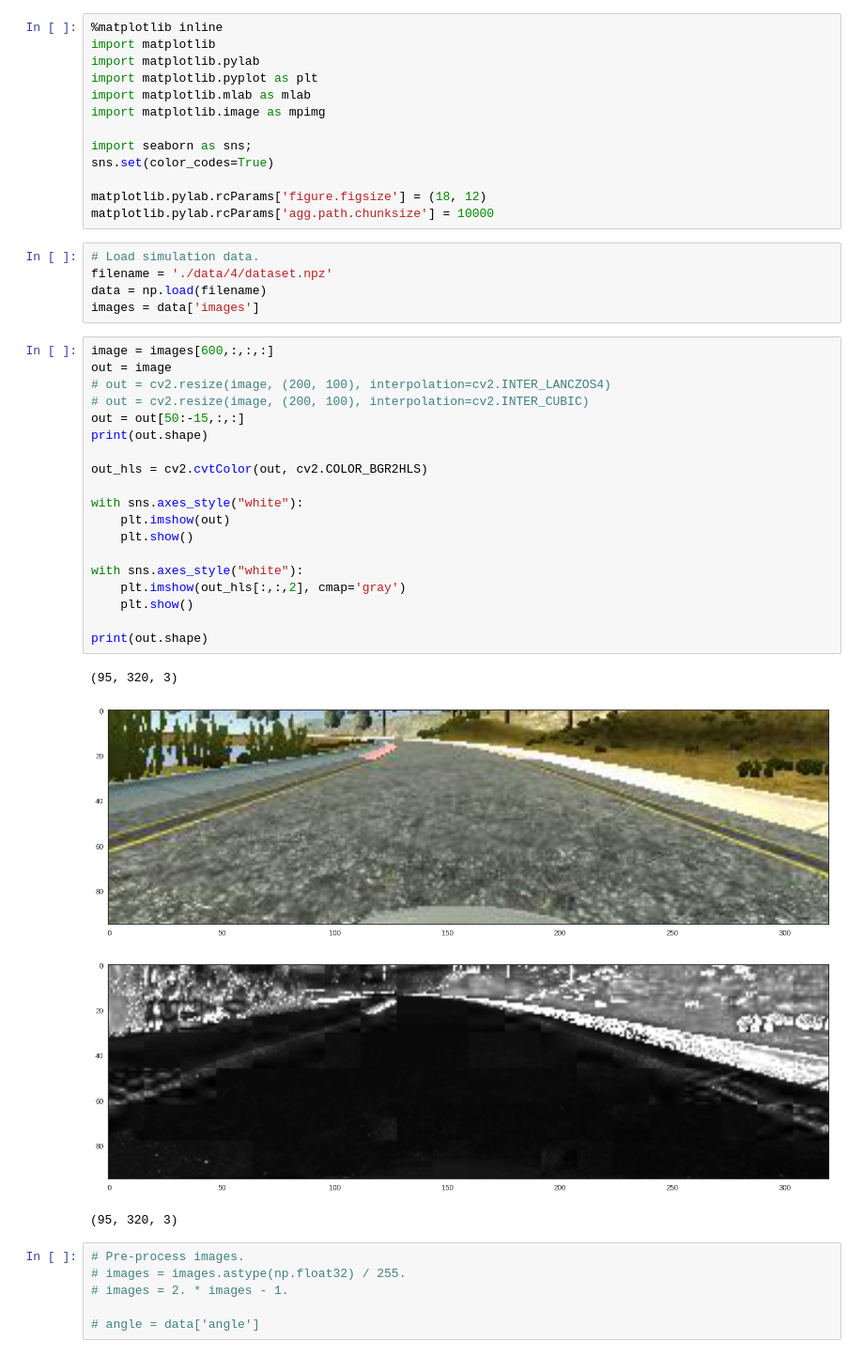
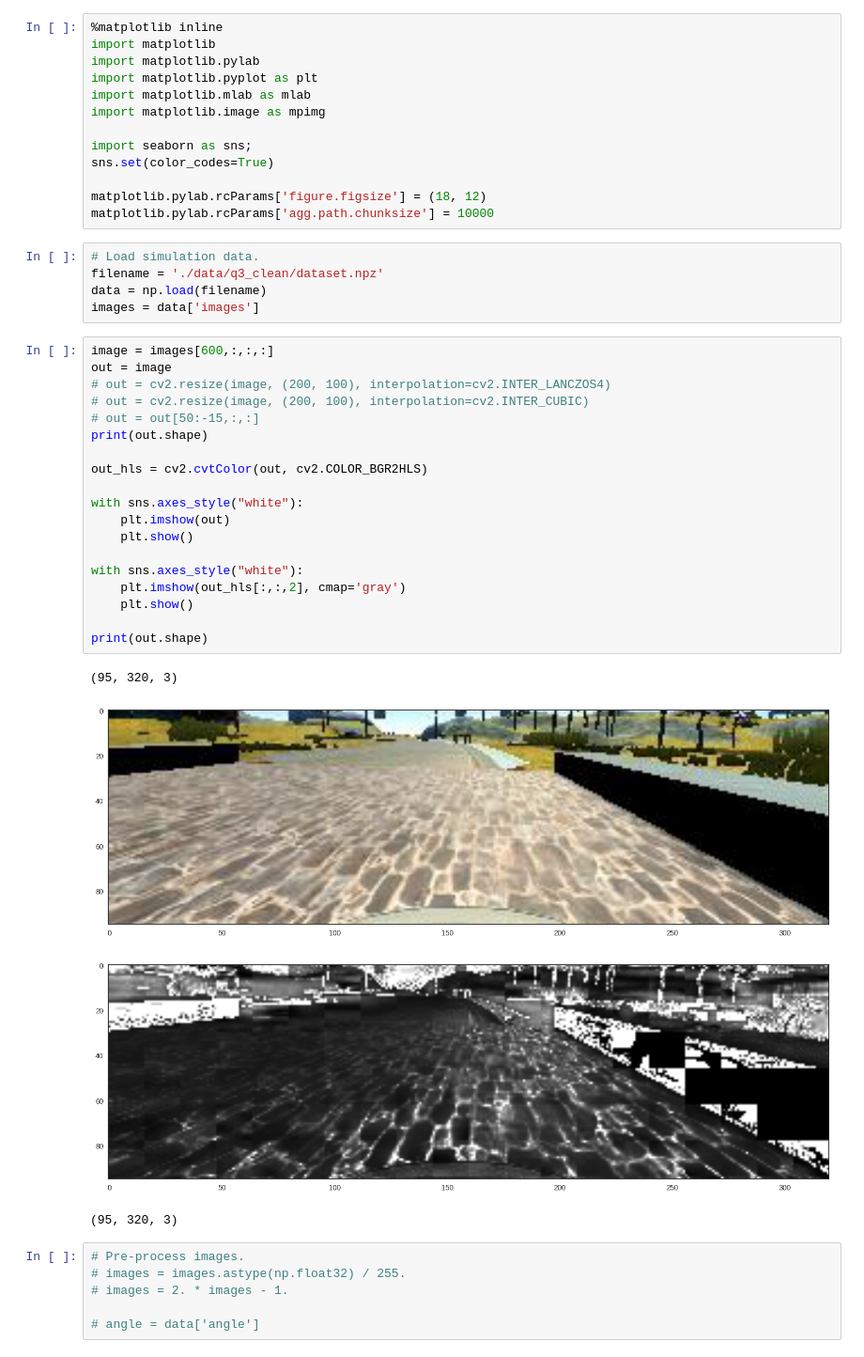
Before and after one commit to balancap/SDC-Behavioral-Cloning, a Jupyter notebook: behavioral-cloning.ipynb, the cells around one changed output. Shown at 94% size. Saved outputs shown, nothing was run; the diff lists cells and outputs as text.

```diff
--- a/behavioral-cloning.ipynb
+++ b/behavioral-cloning.ipynb
@@ -23,32 +23,32 @@ matplotlib.pylab.rcParams['figure.figsize'] = (18, 12)
 matplotlib.pylab.rcParams['agg.path.chunksize'] = 10000
 # %%
 # Load simulation data.
-filename = './data/4/dataset.npz'
+filename = './data/q3_clean/dataset.npz'
 data = np.load(filename)
 images = data['images']
 # %%
 image = images[600,:,:,:]
 out = image
 # out = cv2.resize(image, (200, 100), interpolation=cv2.INTER_LANCZOS4)
 # out = cv2.resize(image, (200, 100), interpolation=cv2.INTER_CUBIC)
-out = out[50:-15,:,:]
+# out = out[50:-15,:,:]
 print(out.shape)
 
 out_hls = cv2.cvtColor(out, cv2.COLOR_BGR2HLS)
 
 with sns.axes_style("white"):
     plt.imshow(out)
     plt.show()
 
 with sns.axes_style("white"):
     plt.imshow(out_hls[:,:,2], cmap='gray')
     plt.show()
 
 print(out.shape)
 # %% [output]
 (95, 320, 3)
-[figure, old version]
+[figure, new version]
-[figure, old version]
+[figure, new version]
 (95, 320, 3)
 # %%
 # Pre-process images.
```
Also changed, not shown: parts of 13 cells of this notebook, 4 other files.
